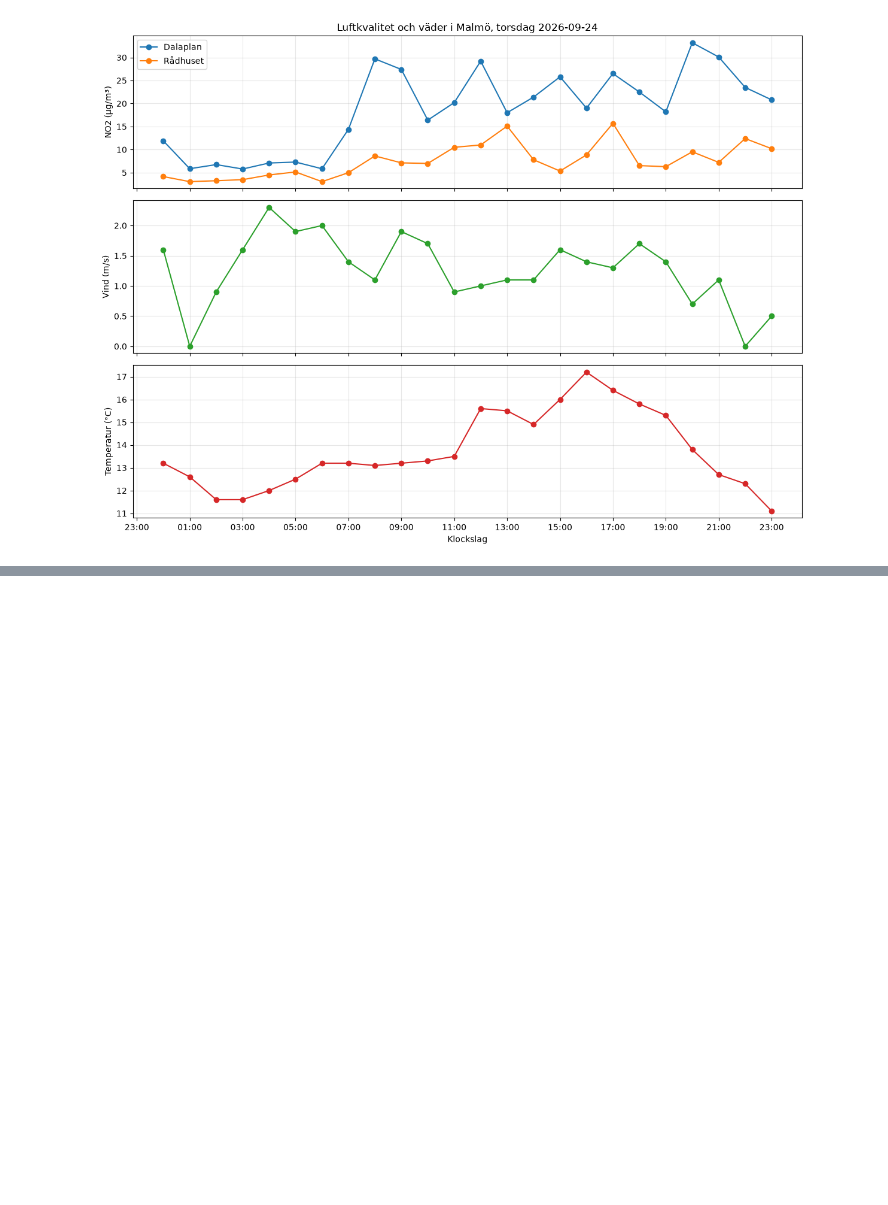
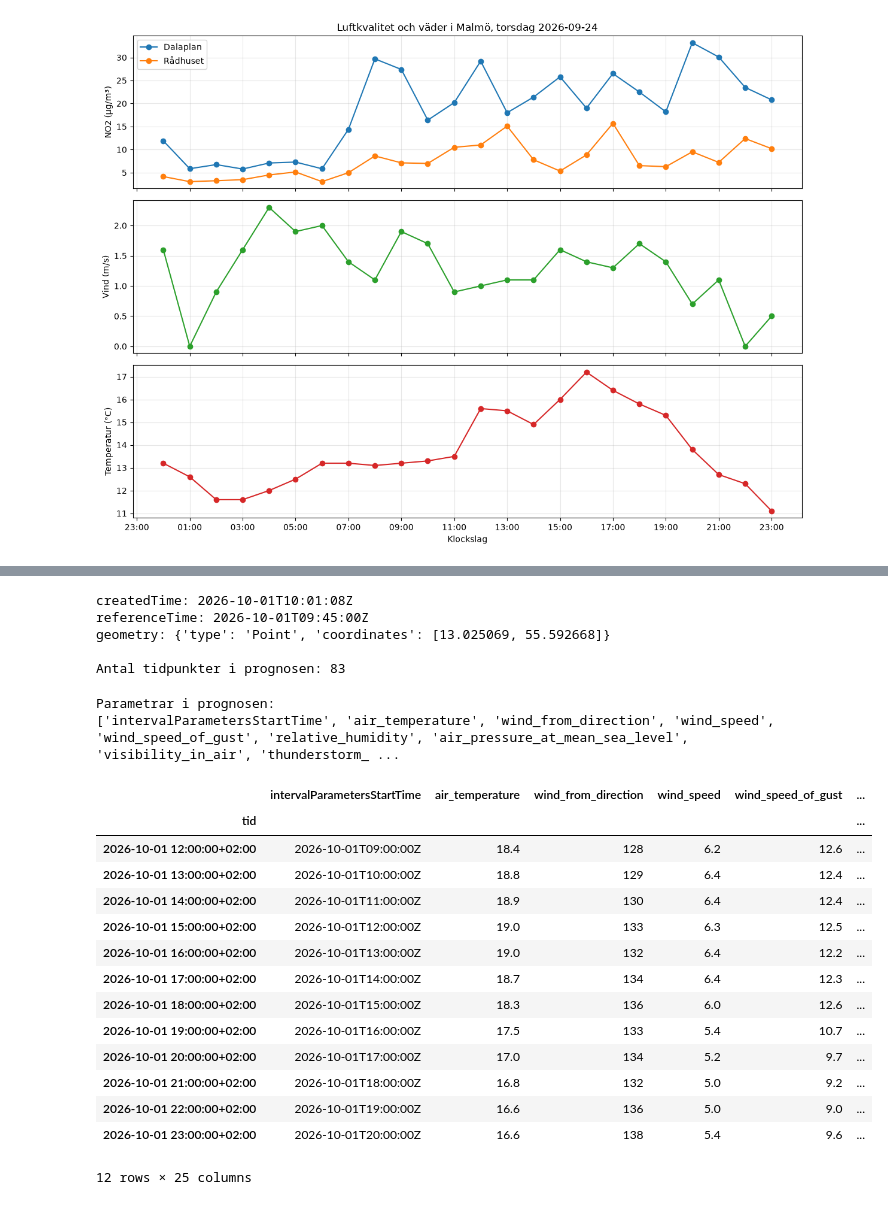
Before and after one commit to EliWei/sandbox_airquality, a Jupyter notebook: luftkvalitet_malmo.ipynb, the cells around one changed output, grey strips where cells are left out. Drawn from its saved outputs; the diff is of its cells as text; code cells hidden in the pictures; blank space fills up the shorter version.

```diff
--- a/luftkvalitet_malmo.ipynb
+++ b/luftkvalitet_malmo.ipynb
@@ -331,0 +346,53 @@ rita_dygn_med_vader(date(2026, 9, 24))
+# %%
+PROGNOS_URL = ("https://opendata-download-metfcst.smhi.se/api/category/snow1g/"
+               "version/1/geotype/point/lon/13.006/lat/55.585/data.json")
+
+svar = requests.get(PROGNOS_URL, timeout=30).json()
+
+# Visa övergripande information, t.ex. när prognosen gjordes
+for nyckel, varde in svar.items():
+    if nyckel != "timeSeries":
+        print(f"{nyckel}: {varde}")
+
+print(f"\nAntal tidpunkter i prognosen: {len(svar['timeSeries'])}")
+# %% [output]
+createdTime: 2026-10-01T10:01:08Z
+referenceTime: 2026-10-01T09:45:00Z
+geometry: {'type': 'Point', 'coordinates': [13.025069, 55.592668]}
+
+Antal tidpunkter i prognosen: 83
+# %%
+prognos = pd.json_normalize(svar["timeSeries"])
+prognos.columns = [c.replace("data.", "") for c in prognos.columns]
+
+prognos["tid"] = pd.to_datetime(prognos["time"], utc=True).dt.tz_convert("Europe/Stockholm")
+prognos = prognos.drop(columns="time").set_index("tid")
+
+# SMHI använder 9999 för saknade värden, bara i sifferkolumnerna
+sifferkolumner = prognos.select_dtypes("number").columns
+prognos[sifferkolumner] = prognos[sifferkolumner].replace(9999, float("nan"))
+
+# -9 betyder "ej tillämpligt" i andelen fryst nederbörd, men kan vara en riktig temperatur
+prognos["precipitation_frozen_part"] = prognos["precipitation_frozen_part"].replace(-9, float("nan"))
+
+print("Parametrar i prognosen:")
+print(list(prognos.columns))
+prognos.head(12)
+# %% [output]
+Parametrar i prognosen:
+['intervalParametersStartTime', 'air_temperature', 'wind_from_direction', 'wind_speed', 'wind_speed_of_gust', 'relative_humidity', 'air_pressure_at_mean_sea_level', 'visibility_in_air', 'thunderstorm_ ...
+|  | intervalParametersStartTime | air_temperature | wind_from_direction | wind_speed | wind_speed_of_gust | ... |
+| tid |  |  |  |  |  | ... |
+| 2026-10-01 12:00:00+02:00 | 2026-10-01T09:00:00Z | 18.4 | 128 | 6.2 | 12.6 | ... |
+| 2026-10-01 13:00:00+02:00 | 2026-10-01T10:00:00Z | 18.8 | 129 | 6.4 | 12.4 | ... |
+| 2026-10-01 14:00:00+02:00 | 2026-10-01T11:00:00Z | 18.9 | 130 | 6.4 | 12.4 | ... |
+| 2026-10-01 15:00:00+02:00 | 2026-10-01T12:00:00Z | 19.0 | 133 | 6.3 | 12.5 | ... |
+| 2026-10-01 16:00:00+02:00 | 2026-10-01T13:00:00Z | 19.0 | 132 | 6.4 | 12.2 | ... |
+| 2026-10-01 17:00:00+02:00 | 2026-10-01T14:00:00Z | 18.7 | 134 | 6.4 | 12.3 | ... |
+| 2026-10-01 18:00:00+02:00 | 2026-10-01T15:00:00Z | 18.3 | 136 | 6.0 | 12.6 | ... |
+| 2026-10-01 19:00:00+02:00 | 2026-10-01T16:00:00Z | 17.5 | 133 | 5.4 | 10.7 | ... |
+| 2026-10-01 20:00:00+02:00 | 2026-10-01T17:00:00Z | 17.0 | 134 | 5.2 | 9.7 | ... |
+| 2026-10-01 21:00:00+02:00 | 2026-10-01T18:00:00Z | 16.8 | 132 | 5.0 | 9.2 | ... |
+| 2026-10-01 22:00:00+02:00 | 2026-10-01T19:00:00Z | 16.6 | 136 | 5.0 | 9.0 | ... |
+| 2026-10-01 23:00:00+02:00 | 2026-10-01T20:00:00Z | 16.6 | 138 | 5.4 | 9.6 | ... |
+12 rows × 25 columns
```
Also changed, not shown: parts of 8 cells of this notebook.
